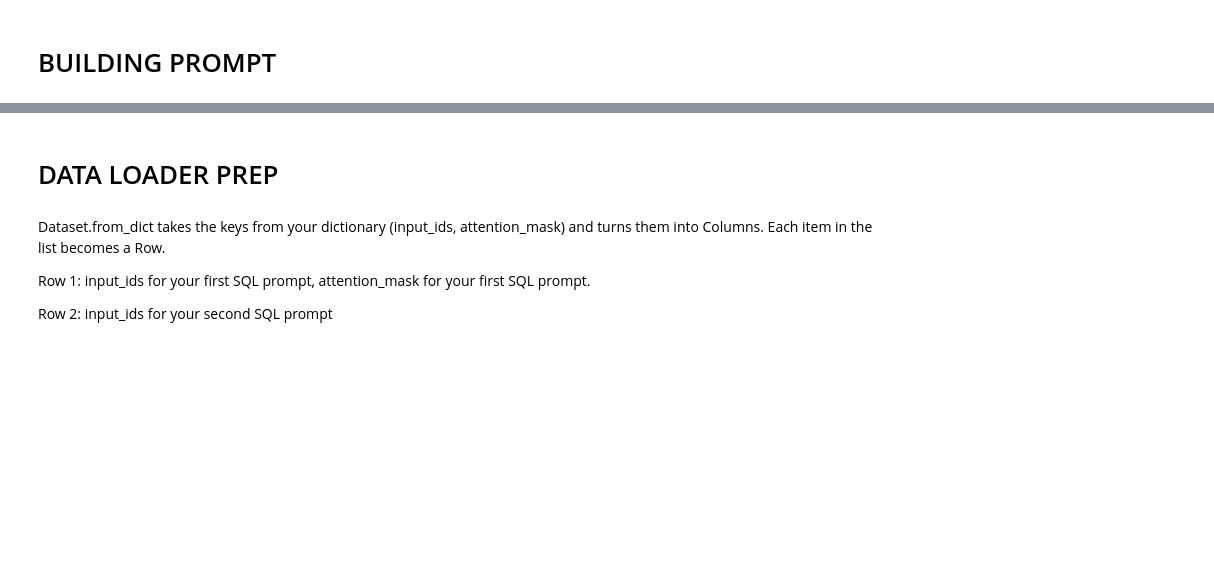
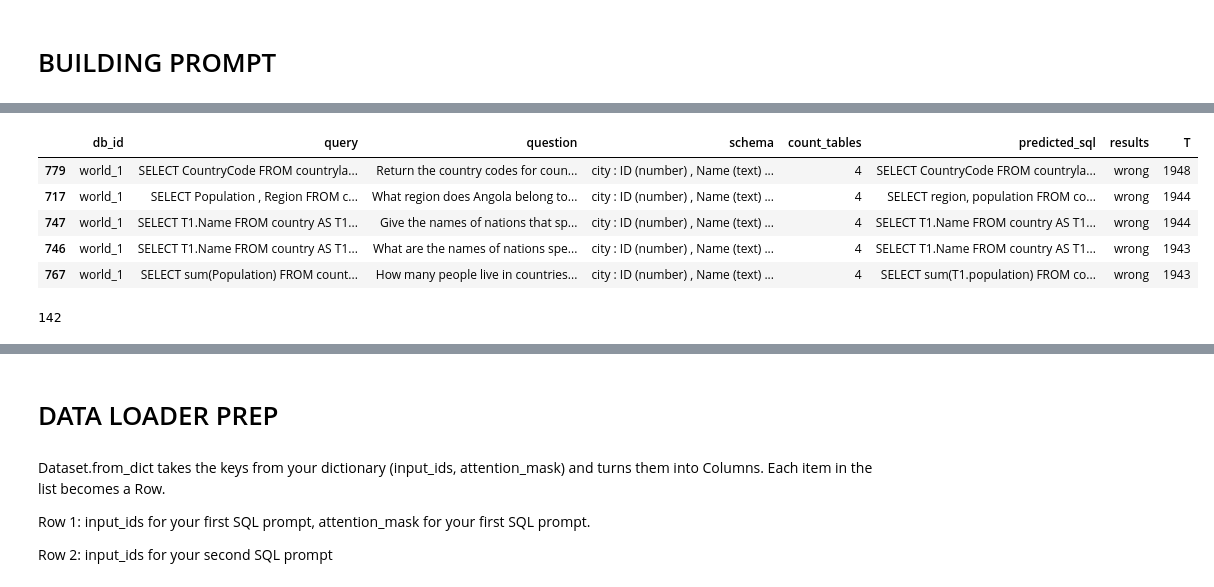
Before and after one commit to mehulpranay/ML_Framework, a Jupyter notebook: inference-notebook-for-question-to-sql-query.ipynb, the cells around one changed output, grey strips where cells are left out. Saved outputs shown, nothing was run; the diff lists cells and outputs as text; code cells hidden in the pictures; blank space fills up the shorter version.

```diff
--- a/inference-notebook-for-question-to-sql-query.ipynb
+++ b/inference-notebook-for-question-to-sql-query.ipynb
@@ -264,44 +196,46 @@ print(schema_lookup['csu_1']['augmented_schema'])
 # %% [markdown]
 # BUILDING PROMPT
 # %%
-def build_prompt( schema_lookup, index, dataset, inference = False ):
+def build_prompt( schema_lookup, index, dataset, inference = False, schema_type = None ):
 
     df = dataset
     prompt = ''
 
     db_id = df['db_id'][index]
     question = df['question'][index]
-    schema = schema_lookup[db_id]['augmented_schema']
+
+    if not schema_type:
+        schema = schema_lookup[db_id]['format_schema']
+    else:
+        schema = schema_lookup[db_id]['augmented_schema']
 
     prompt = f"""<|start_header_id|>system<|end_header_id|>
 
-Convert the natural language question to SQL using the schema below. Use SQLite syntax and SQLite functions only.{tokenizer.eos_token}<|start_header_id|>user<|end_header_id|>
+Convert the natural language question to SQL using the schema below. Use SQLite syntax and SQLite functions only.<|eot_id|><|start_header_id|>user<|end_header_id|>
 
 ### Schema:
 {schema}
 
 ### Question:
-{question + tokenizer.eos_token}"""
+{question}"""
 
     if inference == True:
-        text = prompt
+        text = prompt +  f"""<|eot_id|>""" + "<|start_header_id|>assistant<|end_header_id|>\n\n"
         return {'text': text}
 
-# "<|start_header_id|>assistant<|end_header_id|>\n\n"
 
     elif inference == False:
         query = df['query'][index]
         text = prompt+ f"""<|start_header_id|>assistant<|end_header_id|>
 
-{query + tokenizer.eos_token}"""
+{query}<|eot_id|>"""
 
         return {'text':text}
     return{'text': prompt}
 
-# train_df = pd.DataFrame(dataset['train'])
-# validation_df = pd.DataFrame(dataset['validation'])
 
-text = build_prompt( schema_lookup, index =4,dataset = validation_df, inference = True )
+
+text = build_prompt( schema_lookup, index =779,dataset = validation_df, inference = True, schema_type = 1 )
 print(text['text'])
 # %% [output]
 <|start_header_id|>system<|end_header_id|>
@@ -323,0 +267,29 @@ What is the average, minimum, and maximum age of all singers from France?<|eot_i
+# %%
+#schema_lookup, index, dataset, last_exec_sql = None, error_msg = None, inference = False
+total = len(validation_df)
+lengths = []
+for i in range(total):
+    prompt = build_prompt( schema_lookup, index = i , dataset = validation_df, inference = True, schema_type = 1 )['text']
+    lengths.append(len(prompt))
+
+validation_df['T'] = lengths
+
+filtered_df = validation_df[(validation_df['results'].isin(['error', 'wrong'])) & (validation_df['T']<1950)]
+
+# wrong_erro_df = filtered_df.loc[filtered_df['results'].isin(['error', 'wrong'])]
+filtered_sorted_df = filtered_df.sort_values(by='T', ascending = False)
+
+# print(len(idx_prompt_limit_exceeded))
+filtered_sorted_df.head()
+# %% [output]
+|  | db_id | query | question | schema | count_tables | predicted_sql | results | T |
+| 779 | world_1 | SELECT CountryCode FROM countryla... | Return the country codes for coun... | city : ID (number) , Name (text) ... | 4 | SELECT CountryCode FROM countryla... | wrong | 1948 |
+| 717 | world_1 | SELECT Population , Region FROM c... | What region does Angola belong to... | city : ID (number) , Name (text) ... | 4 | SELECT region, population FROM co... | wrong | 1944 |
+| 747 | world_1 | SELECT T1.Name FROM country AS T1... | Give the names of nations that sp... | city : ID (number) , Name (text) ... | 4 | SELECT T1.Name FROM country AS T1... | wrong | 1944 |
+| 746 | world_1 | SELECT T1.Name FROM country AS T1... | What are the names of nations spe... | city : ID (number) , Name (text) ... | 4 | SELECT T1.Name FROM country AS T1... | wrong | 1943 |
+| 767 | world_1 | SELECT sum(Population) FROM count... | How many people live in countries... | city : ID (number) , Name (text) ... | 4 | SELECT sum(T1.population) FROM co... | wrong | 1943 |
+# %%
+print(len(filtered_sorted_df))
+filtered_index = filtered_sorted_df.index.tolist()
+# %% [output]
+142
```
Also changed, not shown: parts of 33 cells of this notebook.
